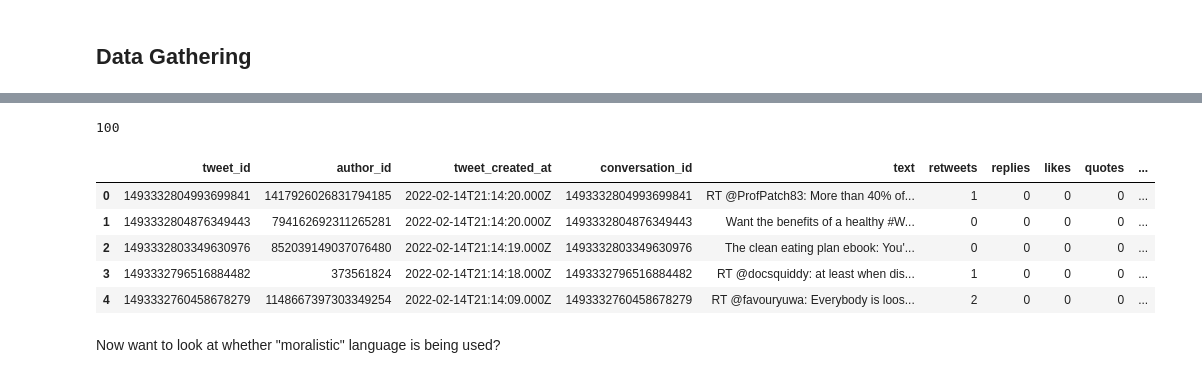
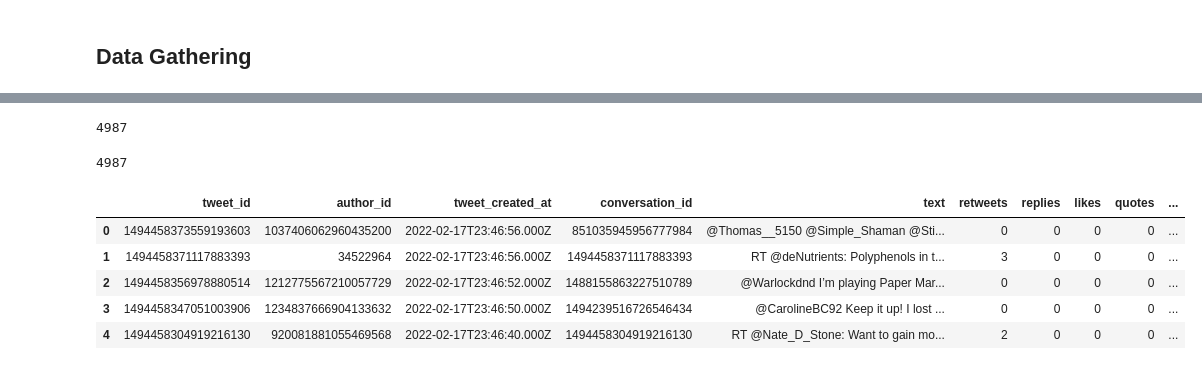
Before and after one commit to JadeBenson/Healthy_Food, a Jupyter notebook: Jade_A2.ipynb, the cells around one changed output, grey strips where cells are left out. Saved outputs shown, nothing was run; the diff lists cells and outputs as text; code cells hidden in the pictures.

Commit message:
begin_topic_analysis

```diff
--- a/Jade_A2.ipynb
+++ b/Jade_A2.ipynb
@@ -58,31 +74,37 @@ def bearer_oauth(r):
     return r
 # %%
 #create the URL to search the API (search/recent)
-#https://developer.twitter.com/en/docs/twitter-api/tweets/search/integrate/build-a-query
-
-#build a query guide
 #https://developer.twitter.com/en/docs/twitter-api/tweets/search/integrate/build-a-query
 
 #params for recent search
 #https://developer.twitter.com/en/docs/twitter-api/tweets/search/api-reference/get-tweets-search-recent
 
-def connect_to_endpoint(my_query):
+def connect_to_endpoint(my_query, page_token):
+    """
+    Queries the API for 100 recent tweets using my_query for unique pages (token)
+
+    Input:
+        my_query: (str) consult the Twitter doc for formatting
+        page_token: (str) token returned by Twitter to track unique pages
+
+    Return:
+        dictionary of tweets, meta data, and token
+    """
+
 
     search_url = "https://api.twitter.com/2/tweets/search/recent"
 
     params = {'query': my_query,
-            'max_results': max_results,
             'expansions': "author_id,referenced_tweets.id,referenced_tweets.id.author_id,entities.mentions.username,in_reply_to_user_id,geo.place_id",
             'tweet.fields': 'id,text,author_id,in_reply_to_user_id,geo,conversation_id,created_at,lang,public_metrics,referenced_tweets,reply_settings',
             'user.fields': 'description,id,location,name,url,username,verified',
             'max_results' : 100,
-            'next_token': {}}
+            'next_token': page_token}
+
+    #defaults to scrape from start time of now to 7 days ago
 
     response = requests.request("GET", search_url, auth=bearer_oauth, params=params)
 
     if response.status_code != 200:
         raise Exception(response.status_code, response.text)
     return response.json()
-# %%
-#this will need to  be worked on
-my_query = "((healthy food) OR (diet eat) OR (lose weight) OR (bodypositive OR intuitive eating) OR (obesity) OR (keto OR paleo OR macros OR calories )) lang:en"
@@ -164,0 +257,12 @@ for r in my_json['data']:
+# %%
+#build a query guide
+#https://developer.twitter.com/en/docs/twitter-api/tweets/search/integrate/build-a-query
+#words in parathenses is an AND
+
+#this needs more work/suggestions
+
+my_query = "((healthy food) OR (healthy eat) OR (diet food) OR (diet eat) OR (lose weight) OR (bodypositive OR intuitive eating) OR (obesity) OR (keto OR paleo OR macros OR calories )) lang:en"
+# %%
+#scrape 5,000 tweets for this trial run
+#very manageable but should also work for the topic modelling
+tweets_df = scrape_Twitter(my_query, 50)
@@ -165,15 +287,18 @@ for r in my_json['data']:
 # %%
-len(df_tweets)
+len(tweets_df)
 # %% [output]
-100
+4987
+# %%
+#make sure unique tweets!
+len(tweets_df['tweet_id'].unique())
+# %% [output]
+4987
 # %%
-df_tweets.head()
+tweets_df.head()
 # %% [output]
 |  | tweet_id | author_id | tweet_created_at | conversation_id | text | retweets | replies | likes | quotes | ... |
-| 0 | 1493332804993699841 | 1417926026831794185 | 2022-02-14T21:14:20.000Z | 1493332804993699841 | RT @ProfPatch83: More than 40% of... | 1 | 0 | 0 | 0 | ... |
-| 1 | 1493332804876349443 | 794162692311265281 | 2022-02-14T21:14:20.000Z | 1493332804876349443 | Want the benefits of a healthy #W... | 0 | 0 | 0 | 0 | ... |
-| 2 | 1493332803349630976 | 852039149037076480 | 2022-02-14T21:14:19.000Z | 1493332803349630976 | The clean eating plan ebook: You'... | 0 | 0 | 0 | 0 | ... |
-| 3 | 1493332796516884482 | 373561824 | 2022-02-14T21:14:18.000Z | 1493332796516884482 | RT @docsquiddy: at least when dis... | 1 | 0 | 0 | 0 | ... |
-| 4 | 1493332760458678279 | 1148667397303349254 | 2022-02-14T21:14:09.000Z | 1493332760458678279 | RT @favouryuwa: Everybody is loos... | 2 | 0 | 0 | 0 | ... |
+| 0 | 1494458373559193603 | 1037406062960435200 | 2022-02-17T23:46:56.000Z | 851035945956777984 | @Thomas__5150 @Simple_Shaman @Sti... | 0 | 0 | 0 | 0 | ... |
+| 1 | 1494458371117883393 | 34522964 | 2022-02-17T23:46:56.000Z | 1494458371117883393 | RT @deNutrients: Polyphenols in t... | 3 | 0 | 0 | 0 | ... |
+| 2 | 1494458356978880514 | 1212775567210057729 | 2022-02-17T23:46:52.000Z | 1488155863227510789 | @Warlockdnd I’m playing Paper Mar... | 0 | 0 | 0 | 0 | ... |
+| 3 | 1494458347051003906 | 1234837666904133632 | 2022-02-17T23:46:50.000Z | 1494239516726546434 | @CarolineBC92 Keep it up! I lost ... | 0 | 0 | 0 | 0 | ... |
+| 4 | 1494458304919216130 | 920081881055469568 | 2022-02-17T23:46:40.000Z | 1494458304919216130 | RT @Nate_D_Stone: Want to gain mo... | 2 | 0 | 0 | 0 | ... |
-# %% [markdown]
-Now want to look at whether "moralistic" language is being used?
```
Also changed, not shown: parts of 45 cells of this notebook.
